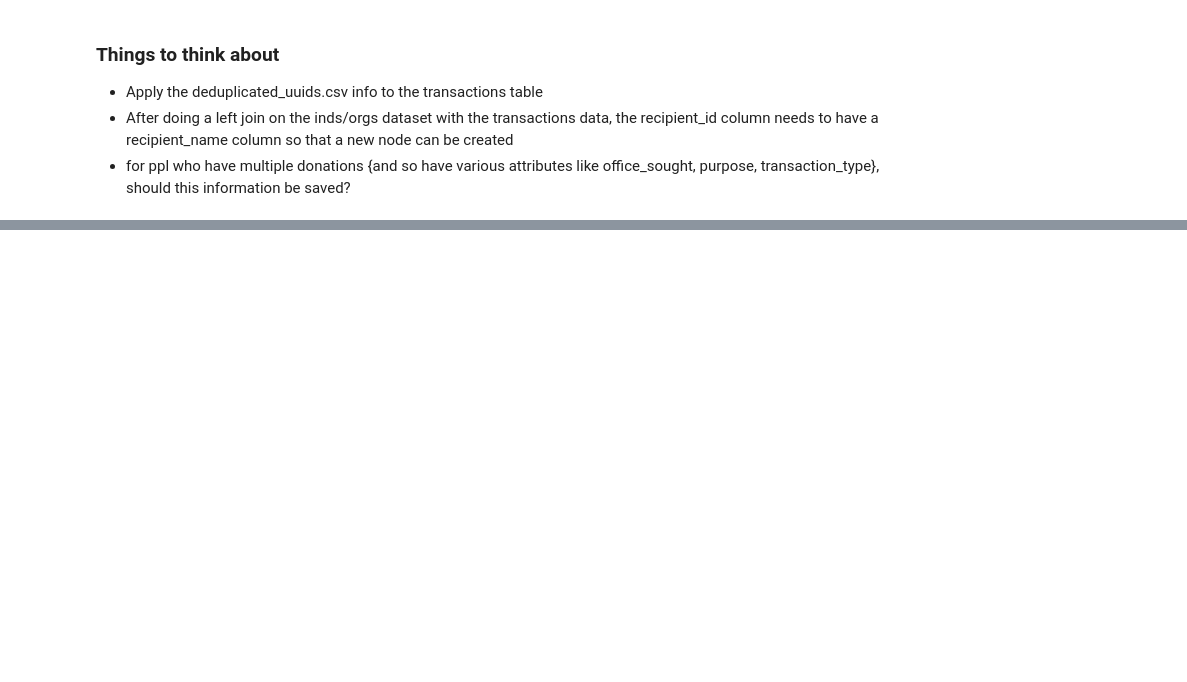
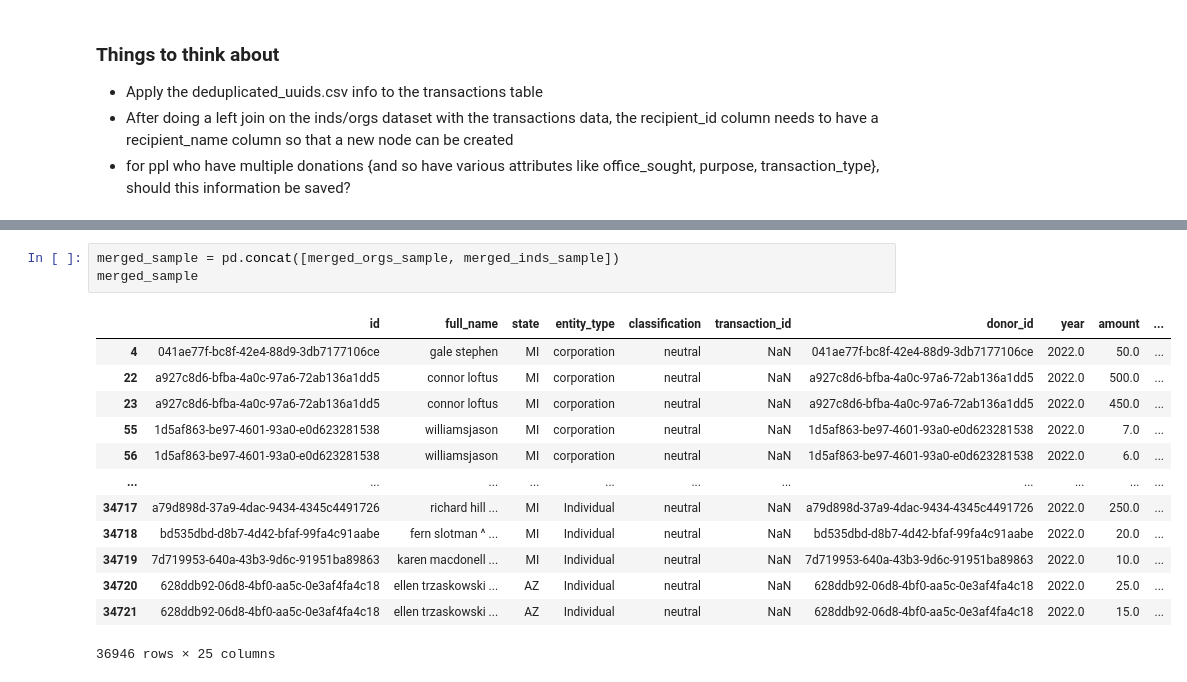
Before and after one commit to uchicago-dsi/climate-cabinet-campaign-finance-tracker, a Jupyter notebook: notebooks/Test.ipynb, the cells around one changed output, grey strips where cells are left out. Saved outputs shown, nothing was run; the diff lists cells and outputs as text; blank space fills up the shorter version.

```diff
--- a/notebooks/Test.ipynb
+++ b/notebooks/Test.ipynb
@@ -192 +184,18 @@ Index(['id', 'first_name', 'last_name', 'full_name', 'entity_type', 'state',
+# %%
+merged_sample = pd.concat([merged_orgs_sample, merged_inds_sample])
+merged_sample
+# %% [output]
+|  | id | full_name | state | entity_type | classification | transaction_id | donor_id | year | amount | ... |
+| 4 | 041ae77f-bc8f-42e4-88d9-3db7177106ce | gale stephen | MI | corporation | neutral | NaN | 041ae77f-bc8f-42e4-88d9-3db7177106ce | 2022.0 | 50.0 | ... |
+| 22 | a927c8d6-bfba-4a0c-97a6-72ab136a1dd5 | connor loftus | MI | corporation | neutral | NaN | a927c8d6-bfba-4a0c-97a6-72ab136a1dd5 | 2022.0 | 500.0 | ... |
+| 23 | a927c8d6-bfba-4a0c-97a6-72ab136a1dd5 | connor loftus | MI | corporation | neutral | NaN | a927c8d6-bfba-4a0c-97a6-72ab136a1dd5 | 2022.0 | 450.0 | ... |
+| 55 | 1d5af863-be97-4601-93a0-e0d623281538 | williamsjason | MI | corporation | neutral | NaN | 1d5af863-be97-4601-93a0-e0d623281538 | 2022.0 | 7.0 | ... |
+| 56 | 1d5af863-be97-4601-93a0-e0d623281538 | williamsjason | MI | corporation | neutral | NaN | 1d5af863-be97-4601-93a0-e0d623281538 | 2022.0 | 6.0 | ... |
+| ... | ... | ... | ... | ... | ... | ... | ... | ... | ... | ... |
+| 34717 | a79d898d-37a9-4dac-9434-4345c4491726 | richard hill ... | MI | Individual | neutral | NaN | a79d898d-37a9-4dac-9434-4345c4491726 | 2022.0 | 250.0 | ... |
+| 34718 | bd535dbd-d8b7-4d42-bfaf-99fa4c91aabe | fern slotman ^ ... | MI | Individual | neutral | NaN | bd535dbd-d8b7-4d42-bfaf-99fa4c91aabe | 2022.0 | 20.0 | ... |
+| 34719 | 7d719953-640a-43b3-9d6c-91951ba89863 | karen macdonell ... | MI | Individual | neutral | NaN | 7d719953-640a-43b3-9d6c-91951ba89863 | 2022.0 | 10.0 | ... |
+| 34720 | 628ddb92-06d8-4bf0-aa5c-0e3af4fa4c18 | ellen trzaskowski ... | AZ | Individual | neutral | NaN | 628ddb92-06d8-4bf0-aa5c-0e3af4fa4c18 | 2022.0 | 25.0 | ... |
+| 34721 | 628ddb92-06d8-4bf0-aa5c-0e3af4fa4c18 | ellen trzaskowski ... | AZ | Individual | neutral | NaN | 628ddb92-06d8-4bf0-aa5c-0e3af4fa4c18 | 2022.0 | 15.0 | ... |
+36946 rows × 25 columns
 # %%
```
Also changed, not shown: parts of 30 cells of this notebook.
